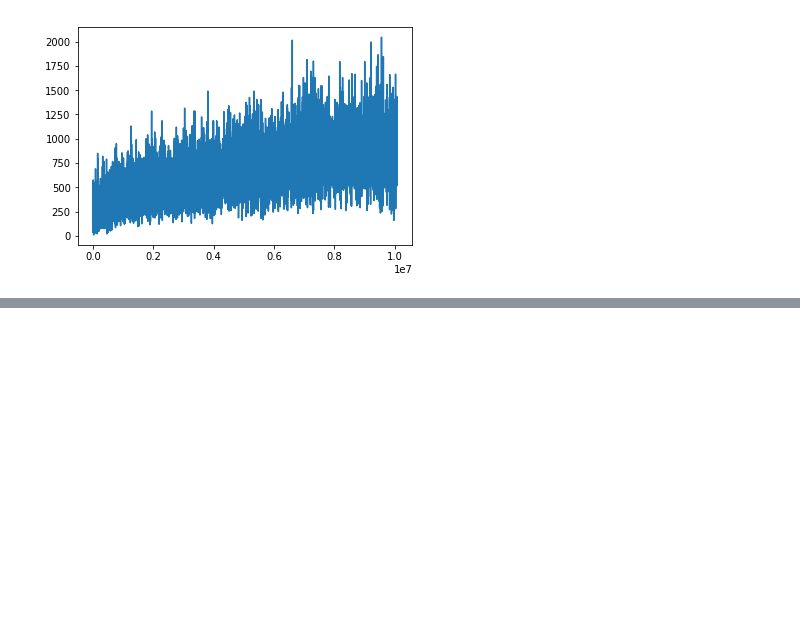
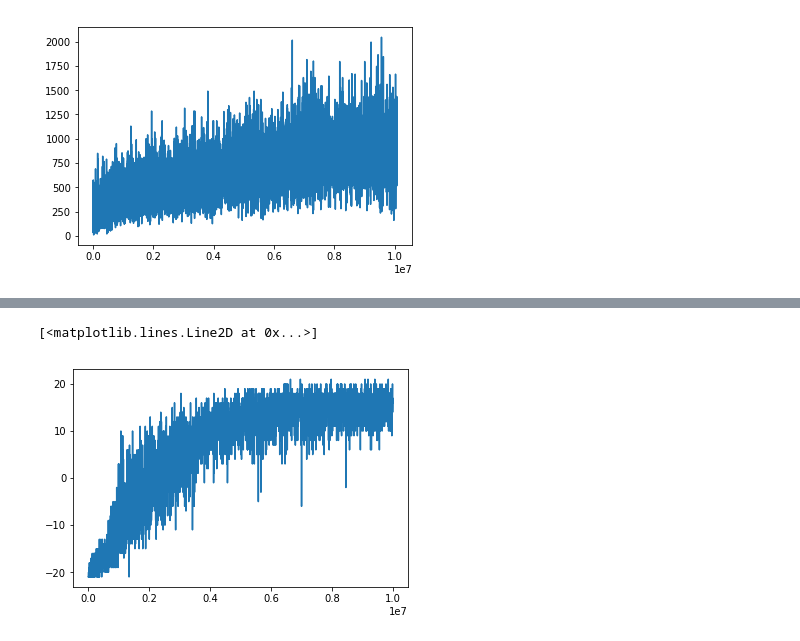
Before and after one commit to akarshgopal/ATLAS_S3_RL, a Jupyter notebook: Baselines_Viz.ipynb, the cells around one changed output, grey strips where cells are left out. Saved outputs shown, nothing was run; the diff lists cells and outputs as text; code cells hidden in the pictures; blank space fills up the shorter version.

```diff
--- a/Baselines_Viz.ipynb
+++ b/Baselines_Viz.ipynb
@@ -22,0 +29,7 @@ AttributeError: 'DataFrame' object has no attribute 'eprewmean'
+# %%
+results4 = pu.load_results('~/Projects/ATLAS_S3_RL/logs/si-pong_10M_ppo2')
+r4 = results4[0]
+plt.plot(np.cumsum(r4.monitor.l), r4.monitor.r)
+# %% [output]
+[<matplotlib.lines.Line2D at 0x...>]
+[figure, added]
```
Also changed, not shown: parts of 6 cells of this notebook.
